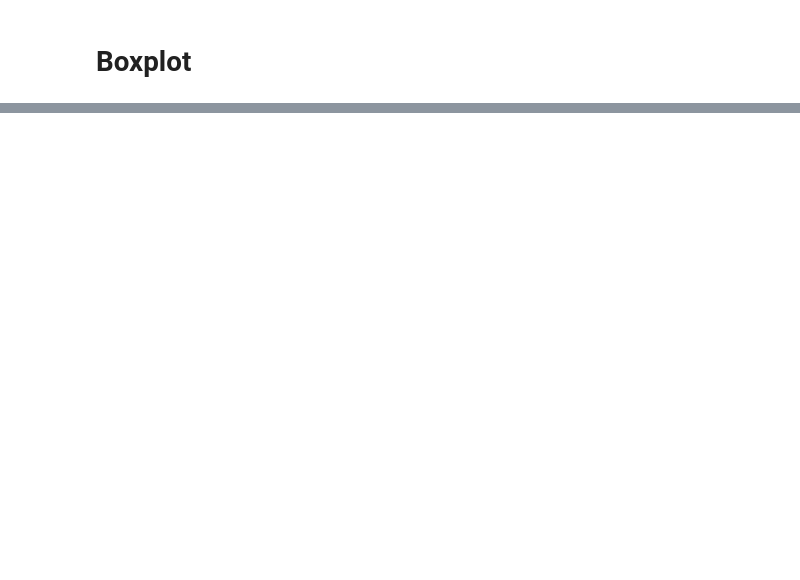
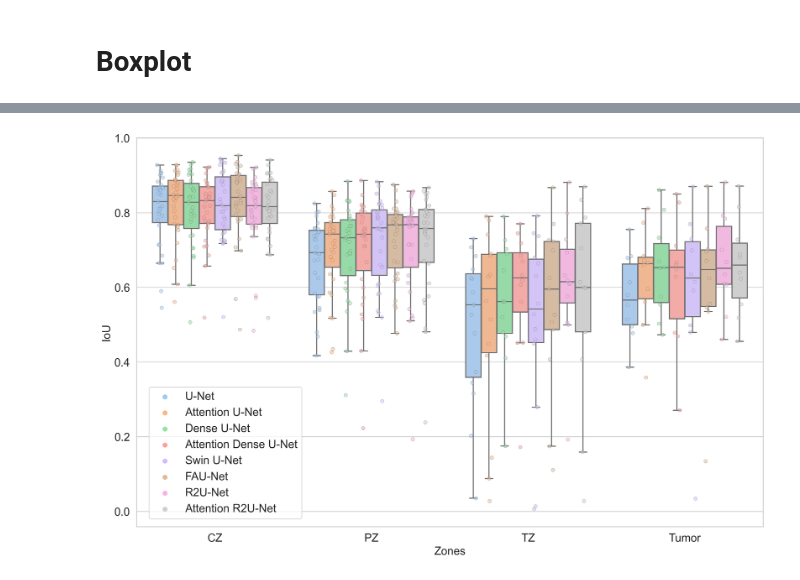
Before and after one commit to pabloquihui/Dataset_pca, a Jupyter notebook: plot_comparison.ipynb, the cells around one changed output, grey strips where cells are left out. Cells and saved outputs as stored; diff of their text form; code cells hidden in the pictures; blank space fills up the shorter version.

```diff
--- a/plot_comparison.ipynb
+++ b/plot_comparison.ipynb
@@ -533,0 +394,6 @@ plt.show()
+# %%
+combined_df = pd.concat([df_models['unet'], df_models['attunet'], df_models['denseunet'], df_models['attdenseunet'], df_models['swinunet'], df_models['faunet'], df_models['r2unet'],df_models['attr2unet']], ignore_index=True)
+# sns.set_theme(style="ticks")
+# sns.pairplot(combined_df, hue="Model")
+mdf = pd.melt(combined_df, id_vars=['Model'], var_name=['Zones'], value_name='IoU')
+mdf
@@ -534 +414,27 @@ plt.show()
+# %%
+import pandas as pd
+import seaborn as sns
+plt.rcParams['font.size'] = 20
+plt.figure(figsize=[16,10],dpi=300)
+sns.set_style("whitegrid")
+
+ax_1 = sns.stripplot(x='Zones', y='IoU', hue='Model', data=mdf, size=5, jitter=0.15, dodge= True,
+              linewidth=0.5, edgecolor='gray', palette='pastel', alpha=0.5)
+ax_2 = sns.boxplot(x="Zones", y="IoU", hue="Model", data=mdf, fliersize= 0,
+                 palette='pastel', showmeans=False, meanprops={"marker": "*",
+                       "markeredgecolor": "black",
+                       "markersize": "5",
+                       "markerfacecolor": 'black'})
+
+handles, labels = ax_2.get_legend_handles_labels()
+labels2 = ['U-Net', 'Attention U-Net', 'Dense U-Net', 'Attention Dense U-Net', 'Swin U-Net', 'FAU-Net', 'R2U-Net', 'Attention R2U-Net']
+l = ax_2.legend(handles[0:8], labels2, bbox_to_anchor=(0.02, 0.02), loc='lower left', borderaxespad=0., fontsize=16)
+ax_2.tick_params(axis='both', labelsize=16)
+ax_2.set_xlabel('Zones', fontsize=16)
+ax_2.set_ylabel('IoU', fontsize=16)
+# Show the plot
+plt.savefig('boxplot_iou.png', bbox_inches='tight')
+plt.show()
+# %% [output]
+[figure, added]
 # %%
```
Also changed, not shown: parts of 33 cells of this notebook, 3 other files.
